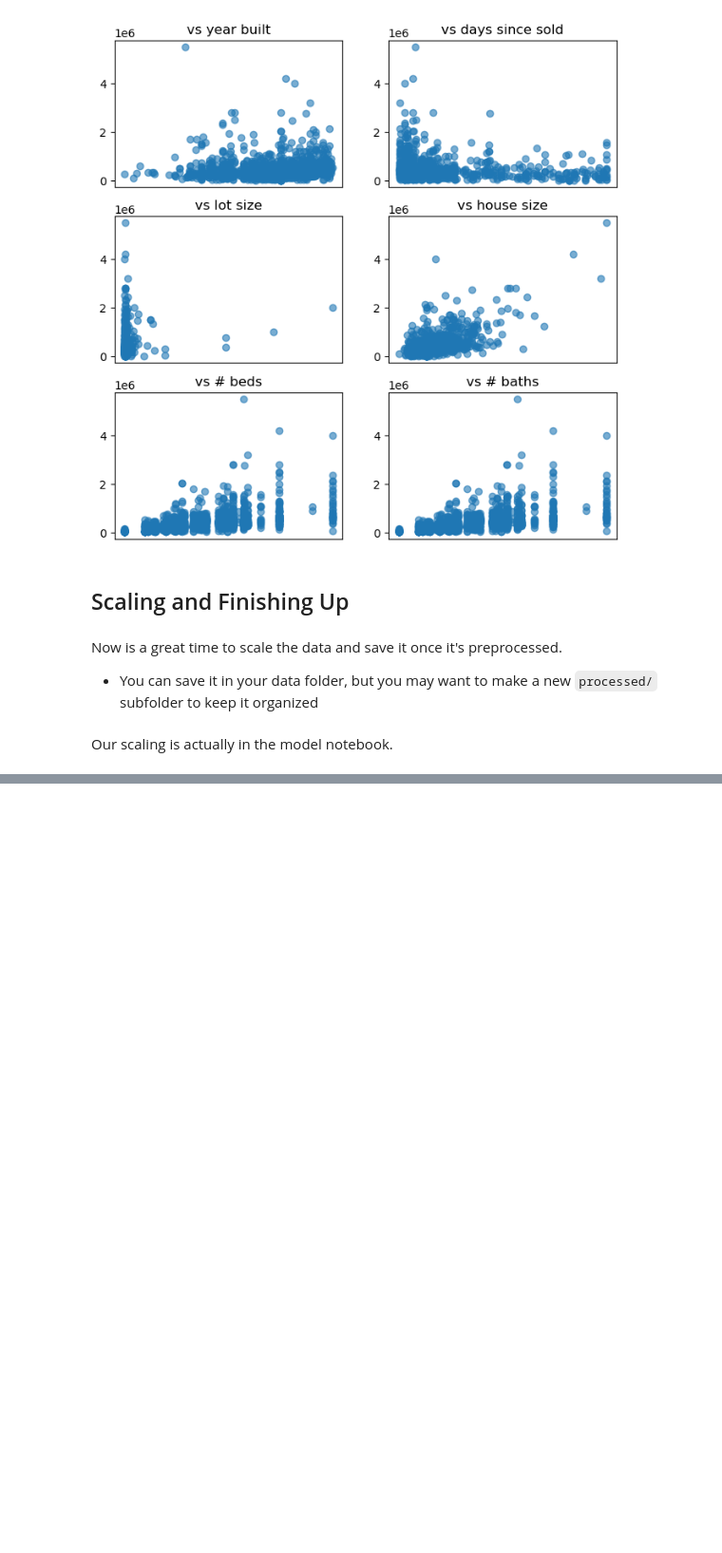
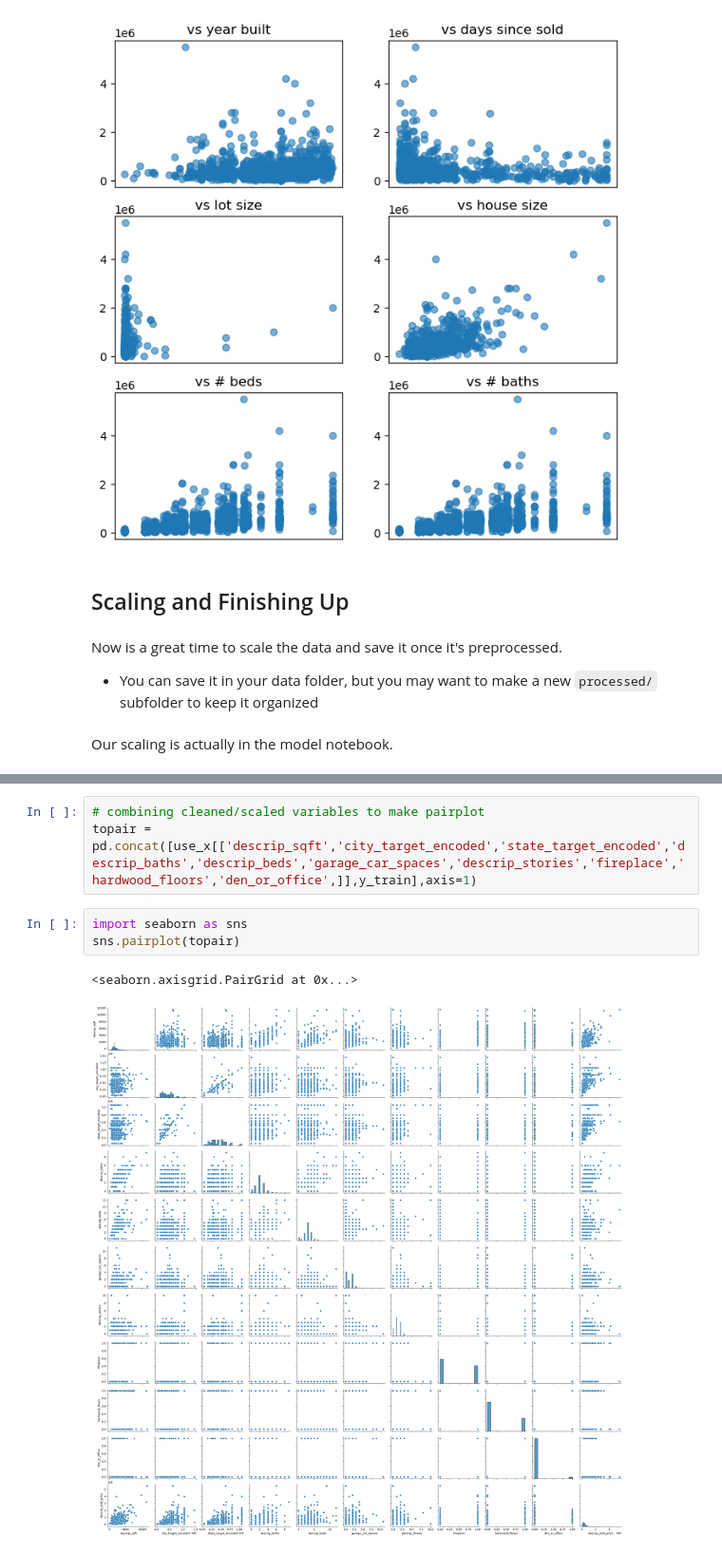
Before and after one commit to MeghanBarritt/midterm_project_datasci, a Jupyter notebook: notebooks/1 - EDA.ipynb, the cells around one changed output, grey strips where cells are left out. Shown at 95% size. Cells and saved outputs as stored; diff of their text form; blank space fills up the shorter version.

```diff
--- a/notebooks/1 - EDA.ipynb
+++ b/notebooks/1 - EDA.ipynb
@@ -954,0 +1055,9 @@ Our scaling is actually in the model notebook.
+# %%
+# combining cleaned/scaled variables to make pairplot
+topair = pd.concat([use_x[['descrip_sqft','city_target_encoded','state_target_encoded','descrip_baths','descrip_beds','garage_car_spaces','descrip_stories','fireplace','hardwood_floors','den_or_office',]],y_train],axis=1)
+# %%
+import seaborn as sns
+sns.pairplot(topair)
+# %% [output]
+<seaborn.axisgrid.PairGrid at 0x...>
+[figure, added]
```
Also changed, not shown: parts of 2 cells of this notebook.
